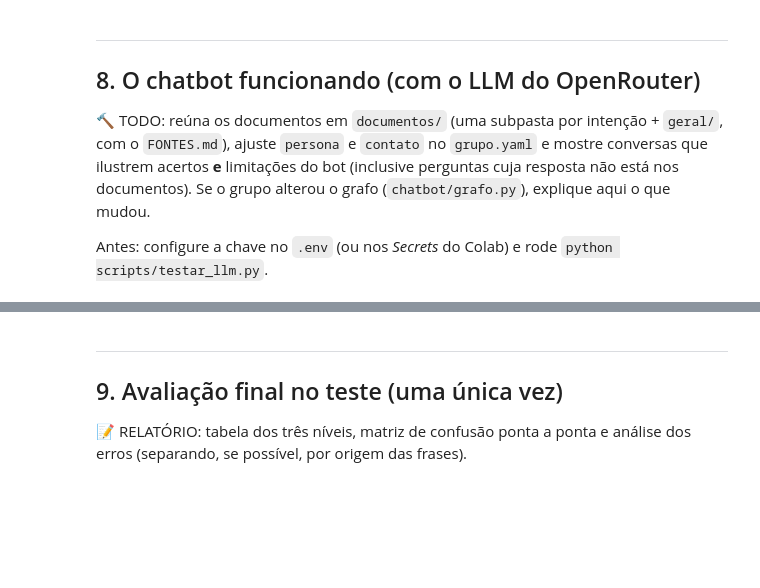
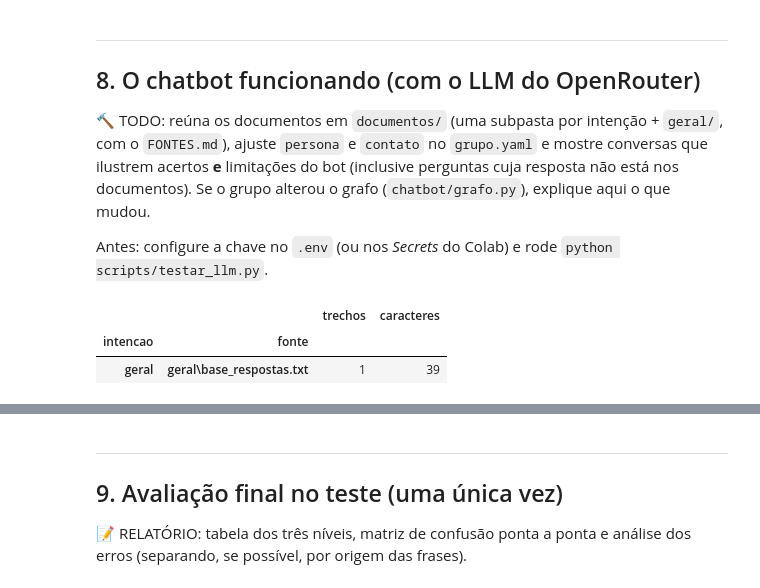
Before and after one commit to daniely-marcon/IA-2026-02-TP-Chatbot, a Jupyter notebook: notebooks/01_trabalho_grupo.ipynb, the cells around one changed output, grey strips where cells are left out. Saved outputs shown, nothing was run; the diff lists cells and outputs as text; code cells hidden in the pictures; blank space fills up the shorter version.

```diff
--- a/notebooks/01_trabalho_grupo.ipynb
+++ b/notebooks/01_trabalho_grupo.ipynb
@@ -246,14 +355,18 @@ Antes: configure a chave no `.env` (ou nos *Secrets* do Colab) e rode
 # %%
 from chatbot.conhecimento import BaseConhecimento
 from chatbot.llm import ClienteLLM, ErroLLM, prompt_intencao
 
 base = BaseConhecimento.carregar_ou_criar(config)   # cria o índice na 1ª vez
 display(base.resumo())
 
 # 🔨 TODO: teste a busca com perguntas do seu domínio (não gasta créditos)
-pergunta, intencao = "TODO: uma pergunta do seu domínio", config.nomes_intencoes[0]
+pergunta, intencao = "q dia abre pra fazer matricula?", config.nomes_intencoes[0]
 for tr, sim in base.buscar(pergunta, intencao=intencao):
     print(f"{sim:.2f}  {tr.fonte} | {tr.texto[:80]!r}")
+# %% [output]
+|  |  | trechos | caracteres |
+| intencao | fonte |  |  |
+| geral | geral\base_respostas.txt | 1 | 39 |
 # %%
 # o prompt que o LLM recebe para essa pergunta
 for m in prompt_intencao(config, intencao, pergunta, trechos=base.buscar(pergunta, intencao=intencao)):
```
Also changed, not shown: parts of 18 cells of this notebook.
